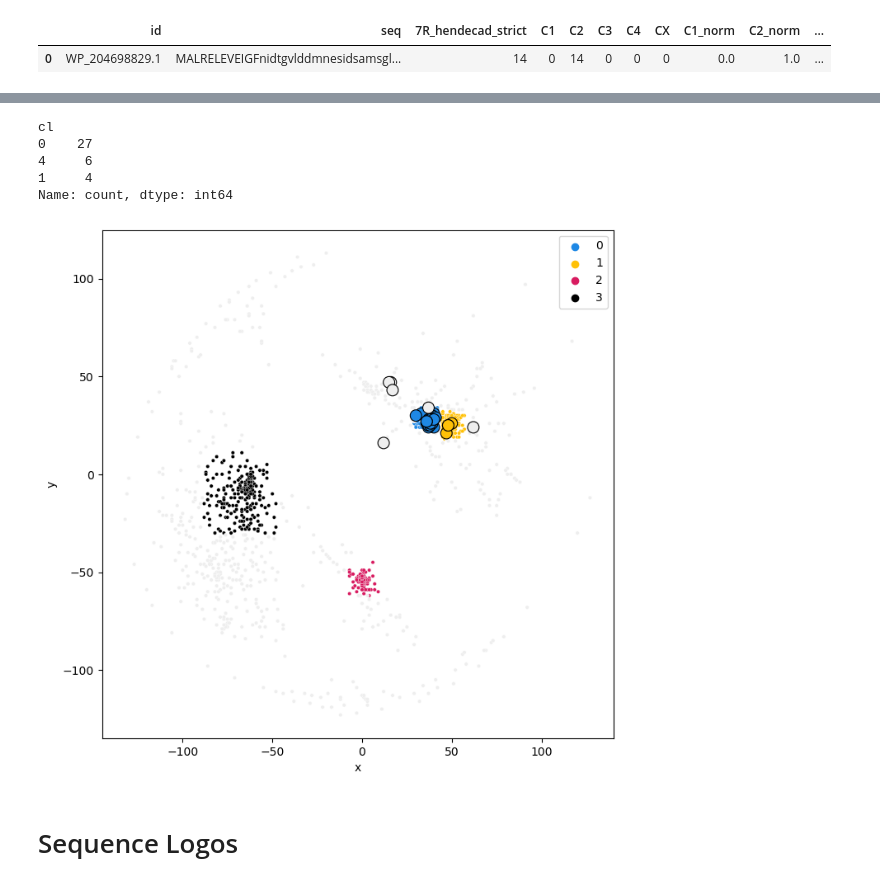
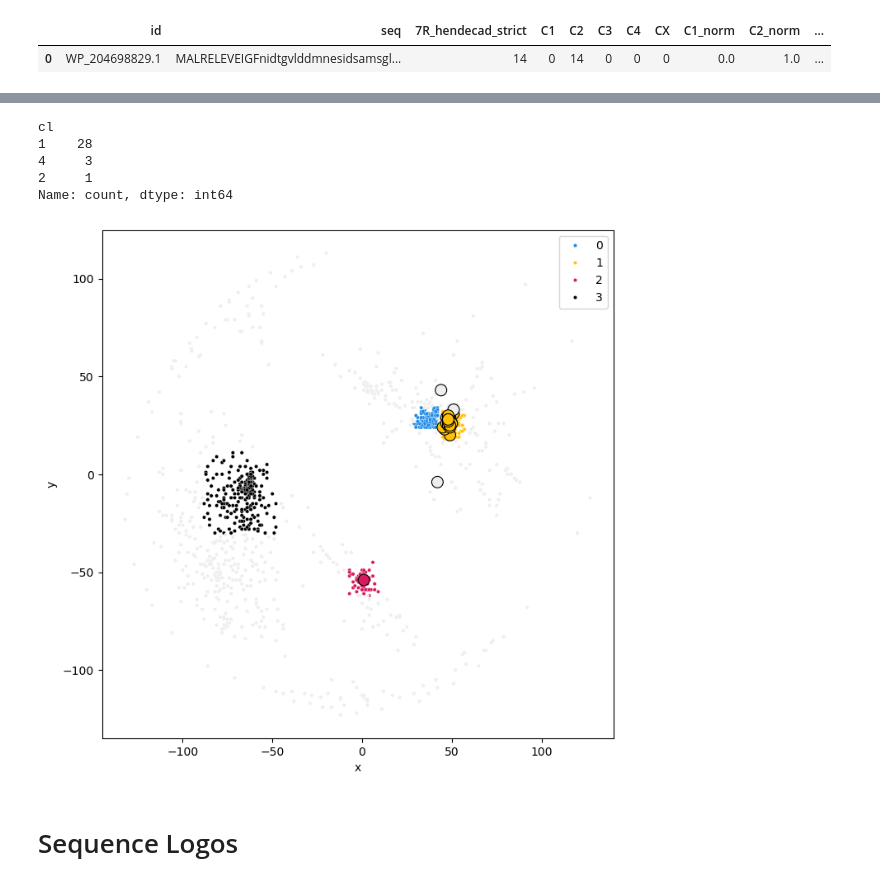
Before and after one commit to donEnno/hendecads, a Jupyter notebook: 1_seq_analysis/tmp_cd_clans.ipynb, the cells around one changed output, grey strips where cells are left out. Cells and saved outputs as stored; diff of their text form; code cells hidden in the pictures.

Commit message:
Finished 5R/7R RegEx-CD-CLANS

```diff
--- a/1_seq_analysis/tmp_cd_clans.ipynb
+++ b/1_seq_analysis/tmp_cd_clans.ipynb
@@ -104,5 +126,5 @@ numbers = parse_numbers(clans_r7)
 C1 = numbers[0]
 C2 = numbers[1]
 C3 = numbers[2]
-C4 = numbers[3]
+# C4 = numbers[3]
 # %%
@@ -156,7 +194,7 @@ len(fasta_ids)
 4585
 # %%
 tmp_df = pos_df[(pos_df['reduced_group'] == 'TMP') &
-                (pos_df['7R_hendecad_strict'] > 5)].reset_index(drop=True)
+                (pos_df['5R_hendecad_strict'] > 0)].reset_index(drop=True)
 
 tmp_df['C1'] = 0
 tmp_df['C2'] = 0
@@ -170,7 +208,7 @@ unassigned, unhandled = 0, 0
 for ix in range(len(tmp_df)):
 
     current_seq = tmp_df.iloc[ix]
-    current_hits = eval(current_seq['7R_ix_hendecad_strict'])
+    current_hits = eval(current_seq['5R_ix_hendecad_strict'])
 
     # if current_seq['id'] not in fasta_ids:
         # print(f'{current_seq["id"]} not in fasta_ids')
@@ -222,11 +260,11 @@ for ix in range(len(tmp_df)):
             # print("unhandled hit")
             # find representative and annotate accordingly!
 
-tmp_df['C1_norm'] = tmp_df['C1'] / tmp_df['7R_hendecad_strict']
-tmp_df['C2_norm'] = tmp_df['C2'] / tmp_df['7R_hendecad_strict']
-tmp_df['C3_norm'] = tmp_df['C3'] / tmp_df['7R_hendecad_strict']
-tmp_df['C4_norm'] = tmp_df['C4'] / tmp_df['7R_hendecad_strict']
-tmp_df['CX_norm'] = tmp_df['CX'] / tmp_df['7R_hendecad_strict']
+tmp_df['C1_norm'] = tmp_df['C1'] / tmp_df['5R_hendecad_strict']
+tmp_df['C2_norm'] = tmp_df['C2'] / tmp_df['5R_hendecad_strict']
+tmp_df['C3_norm'] = tmp_df['C3'] / tmp_df['5R_hendecad_strict']
+tmp_df['C4_norm'] = tmp_df['C4'] / tmp_df['5R_hendecad_strict']
+tmp_df['CX_norm'] = tmp_df['CX'] / tmp_df['5R_hendecad_strict']
 
-c1, c2, c3, unassigned, c1 + c2 + c3 + unassigned, unhandled
+c1, c2, c3, c4, unassigned, c1 + c2 + c3 + c4 + unassigned, unhandled
 # %% [output]
@@ -312,11 +358,11 @@ test_seq[['id', 'seq', '7R_hendecad_strict', 'C1', 'C2', 'C3', 'C4', 'CX', 'C1_n
 # %%
-with open(clans_r7, 'r') as file:
+with open(clans_r5, 'r') as file:
     data = file.readlines()
 
 data = [line.strip() for line in data]
 
-first_pos = 3334 # 9228
-last_pos = 4969  # 13813
+first_pos = 9228 # 3334
+last_pos = 13813  # 4969
 
 pos = [(float(x.split()[2]), float(x.split()[1])) for x in data[first_pos:last_pos]]
 
@@ -360,28 +382,30 @@ Name: C, Length: 329, dtype: object
 # %%
 # randomly sample 10 hits from C1
-sample = tmp_df[tmp_df['C'] == 'C1_norm'].sample(10)
+sample = tmp_df[tmp_df['C'] == 'C2_norm'].sample(10)
 test_ids = sample['id'].unique()
 
 sample = hit_df[hit_df['id'].isin(test_ids)]
 sample.cl.value_counts()
 # %% [output]
 cl
-0    27
-4     6
-1     4
+1    28
+4     3
+2     1
 Name: count, dtype: int64
 # %%
 # hit_df[hit_df['id'] == test_id]
 
+pal = ['#1E88E5', '#FFC107', '#D81B60', '#000000', '#EEEEEE']
+
 fig, ax = plt.subplots(figsize=(8, 8))
-sns.scatterplot(data=hit_df, x='x', y='y', hue='cl', palette=['#1E88E5', '#FFC107', '#D81B60', '#000000', '#EEEEEE'], s=10)
-sns.scatterplot(data=sample, x='x', y='y', hue='cl', palette=['#1E88E5', '#FFC107', '#EEEEEE'], s=100, edgecolor='black')
+sns.scatterplot(data=hit_df, x='x', y='y', hue='cl', palette=pal, s=10)
+sns.scatterplot(data=sample, x='x', y='y', hue='cl', palette=pal[1:3] + pal[-1:], s=100, edgecolor='black')
 
 handles, labels = ax.get_legend_handles_labels()
 ax.legend(handles=handles[:4], labels=labels[:4])
 plt.show()
 # %% [output]
-[figure, old version]
+[figure, new version]
 # %% [markdown]
 # Sequence Logos
 # %%
```
Also changed, not shown: parts of 23 cells of this notebook, 14 other files.
